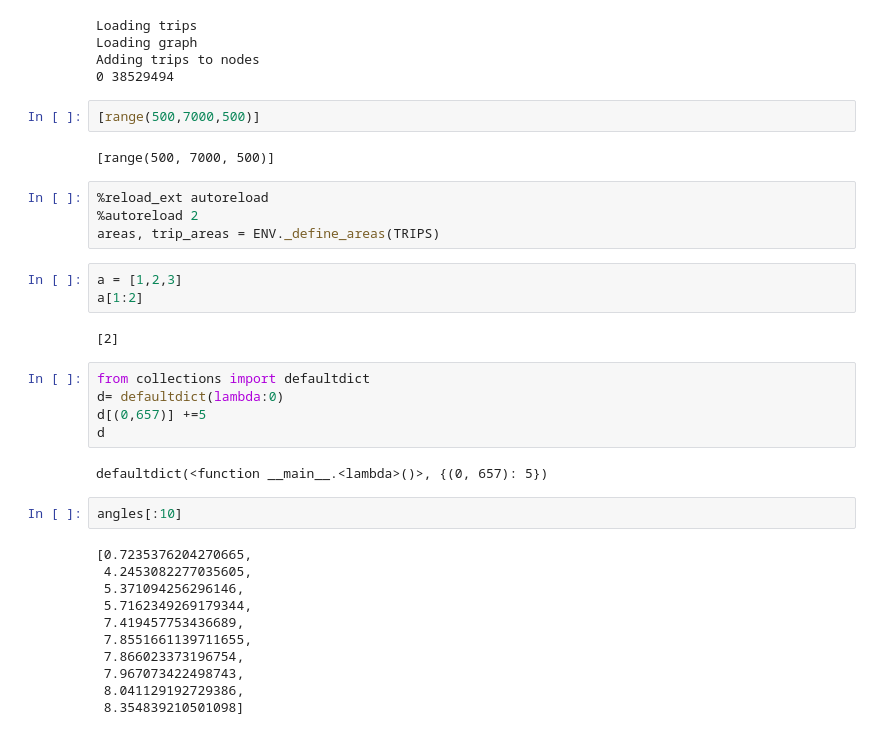
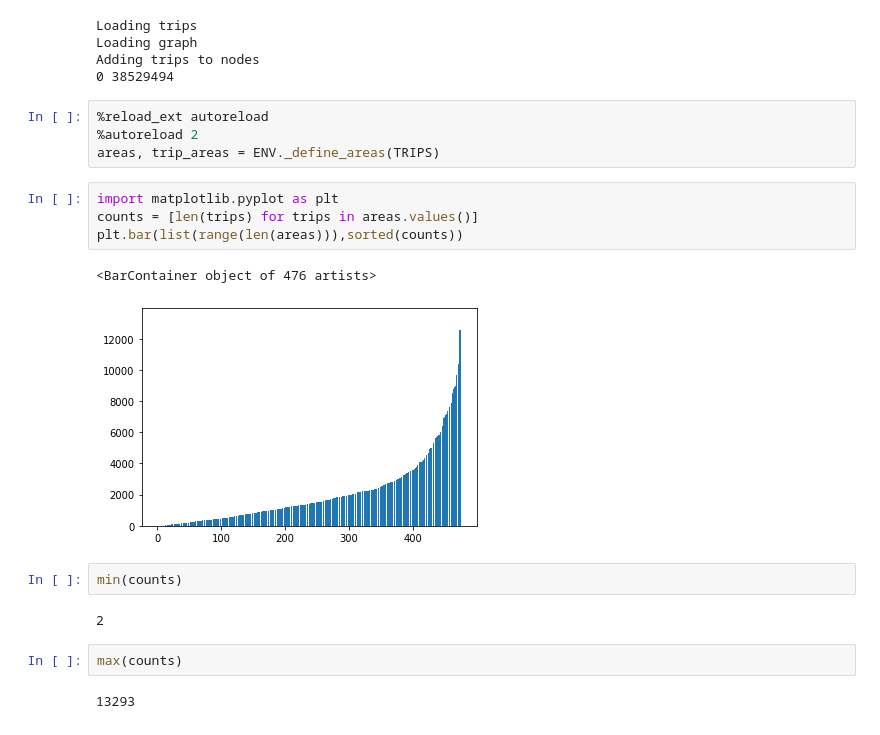
Before and after one commit to ElenStr/human-machine-switching, a Jupyter notebook: taxi_graph_stats.ipynb, the cells around one changed output. Cells and saved outputs as stored; diff of their text form.

Commit message:
areas debug

```diff
--- a/taxi_graph_stats.ipynb
+++ b/taxi_graph_stats.ipynb
@@ -438,36 +438,22 @@ Loading trips
 Loading graph
 Adding trips to nodes
 0 38529494
-# %%
-[range(500,7000,500)]
-# %% [output]
-[range(500, 7000, 500)]
 # %%
 %reload_ext autoreload
 %autoreload 2
 areas, trip_areas = ENV._define_areas(TRIPS)
-# %%
-a = [1,2,3]
-a[1:2]
-# %% [output]
-[2]
-# %%
-from collections import defaultdict
-d= defaultdict(lambda:0)
-d[(0,657)] +=5
-d
-# %% [output]
-defaultdict(<function __main__.<lambda>()>, {(0, 657): 5})
-# %%
-angles[:10]
-# %% [output]
-[0.7235376204270665,
- 4.2453082277035605,
- 5.371094256296146,
- 5.7162349269179344,
- 7.419457753436689,
- 7.8551661139711655,
- 7.866023373196754,
- 7.967073422498743,
- 8.041129192729386,
- 8.354839210501098]
+# %%
+import matplotlib.pyplot as plt
+counts = [len(trips) for trips in areas.values()]
+plt.bar(list(range(len(areas))),sorted(counts))
+# %% [output]
+<BarContainer object of 476 artists>
+[figure, added]
+# %%
+min(counts)
+# %% [output]
+2
+# %%
+max(counts)
+# %% [output]
+13293
```
